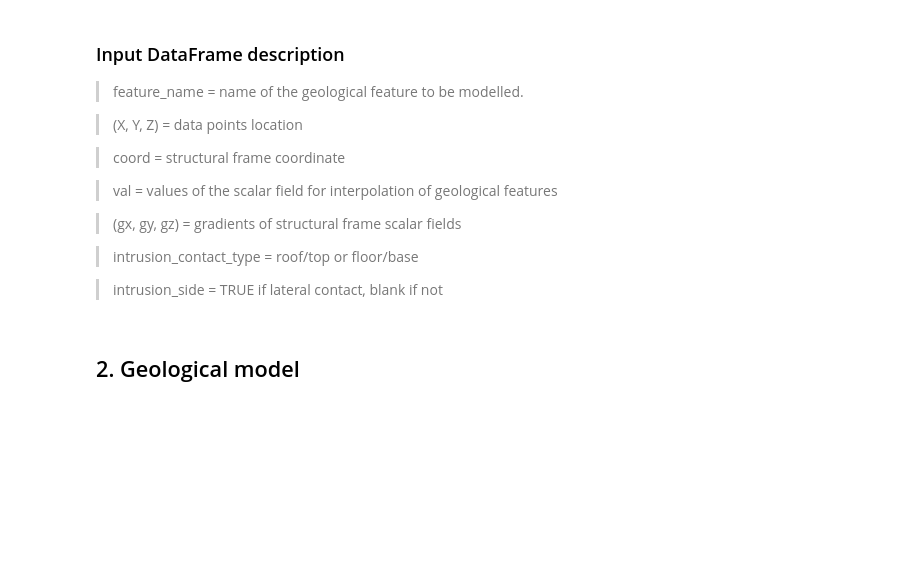
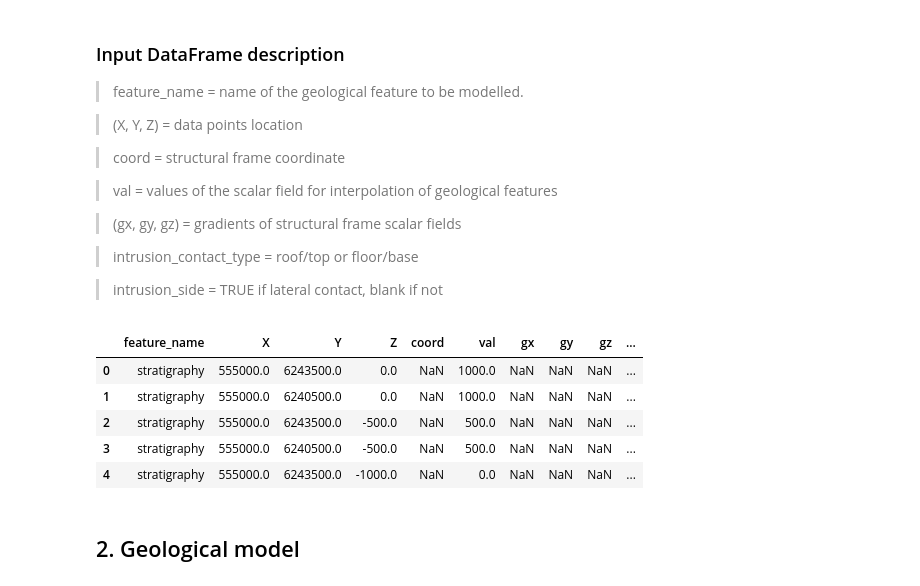
Before and after one commit to Fer071989/loopstructural_intrusions_gmd_paper2023, a Jupyter notebook: CS2 - Voiseys Bay Intrusion.ipynb, the cells around one changed output. Drawn from its saved outputs; the diff is of its cells as text; code cells hidden in the pictures; blank space fills up the shorter version.

```diff
--- a/CS2 - Voiseys Bay Intrusion.ipynb
+++ b/CS2 - Voiseys Bay Intrusion.ipynb
@@ -34,9 +50,20 @@ upper_extent = [561000,6243500,500]
 
 > intrusion_side = TRUE if lateral contact, blank if not
 # %%
-model_data = pd.read_csv('Voiseys Bay Intrusion.csv')
+if 'google.colab' in str(get_ipython()):
+    model_data = pd.read_csv('./loopstructural_intrusions_gmd_paper2023/Voiseys Bay Intrusion.csv')
+else:
+    model_data = pd.read_csv('Voiseys Bay Intrusion.csv')
+
 intrusion_data = model_data[model_data['feature_name'] == 'Voiseys Bay Intrusion'].copy()
 model_data.head()
+# %% [output]
+|  | feature_name | X | Y | Z | coord | val | gx | gy | gz | ... |
+| 0 | stratigraphy | 555000.0 | 6243500.0 | 0.0 | NaN | 1000.0 | NaN | NaN | NaN | ... |
+| 1 | stratigraphy | 555000.0 | 6240500.0 | 0.0 | NaN | 1000.0 | NaN | NaN | NaN | ... |
+| 2 | stratigraphy | 555000.0 | 6243500.0 | -500.0 | NaN | 500.0 | NaN | NaN | NaN | ... |
+| 3 | stratigraphy | 555000.0 | 6240500.0 | -500.0 | NaN | 500.0 | NaN | NaN | NaN | ... |
+| 4 | stratigraphy | 555000.0 | 6243500.0 | -1000.0 | NaN | 0.0 | NaN | NaN | NaN | ... |
 # %% [markdown]
 ## 2. Geological model
 # %% [markdown]
```
Also changed, not shown: parts of 13 cells of this notebook, 5 other files.
